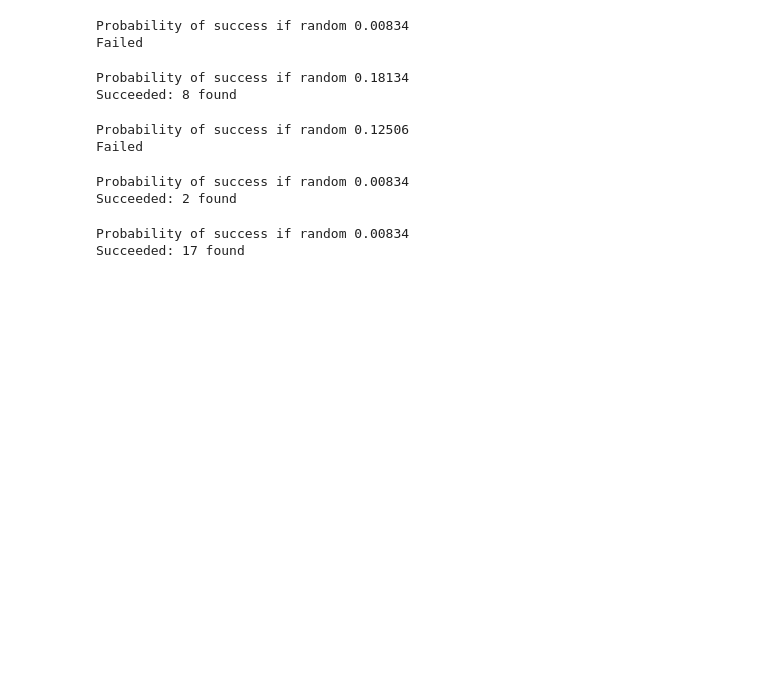
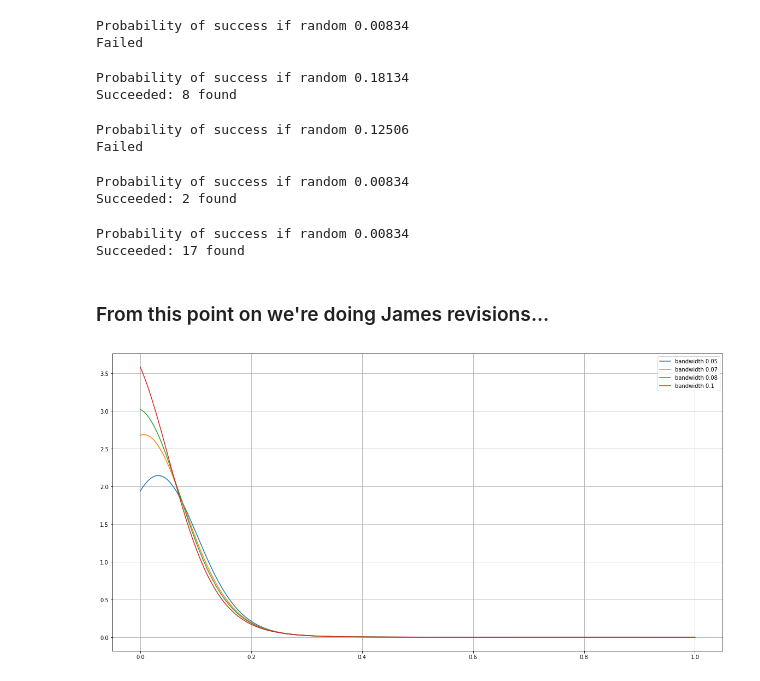
Before and after one commit to owatson/PenalizedPrediction, a Jupyter notebook: MalariaRedoAppendix2.ipynb, the cells around one changed output. Drawn from its saved outputs; the diff is of its cells as text; code cells hidden in the pictures; blank space fills up the shorter version.

```diff
--- a/MalariaRedoAppendix2.ipynb
+++ b/MalariaRedoAppendix2.ipynb
@@ -203,12 +306,12 @@ df_tcams_nd.shape
 # %% [output]
 (21005, 19)
 # %%
-fa = 21000/2.2e6
+fa =  13533/2.2e6 # 21000/2.2e6
 # %%
 for bandwith in [0.05, 0.07, 0.08, 0.1]:
     X = all_distsN2[~np.isnan(all_distsN2)][:, np.newaxis]
     kde = KernelDensity(kernel='gaussian', bandwidth=bandwith).fit(X)
-    log_densrA = kde.score_samples(X_plot)
+    log_densRA = kde.score_samples(X_plot)
     X = all_AdistsN2[~np.isnan(all_AdistsN2)][:, np.newaxis]
     kde = KernelDensity(kernel='gaussian', bandwidth=bandwith).fit(X)
     log_densAA = kde.score_samples(X_plot)
@@ -484,3 +643,20 @@ _ = run_experiment3(num_choice=480*1000, A=201, gdd=gd_dists2, gdap=gd_active_po
 # %% [output]
 Probability of success if random 0.00834
 Succeeded: 17 found
+# %% [markdown]
+### From this point on we're doing James revisions...
+# %%
+# Same plot as earlier - but with all the bandwith
+for bandwith in [0.05, 0.07, 0.08, 0.1]:
+    X = all_dists_long[~np.isnan(all_dists_long)][:, np.newaxis]
+    kde = KernelDensity(kernel='gaussian', bandwidth=bandwith).fit(X)
+    log_densrA = kde.score_samples(X_plot)
+    X = all_AdistsN2[~np.isnan(all_AdistsN2)][:, np.newaxis]
+    kde = KernelDensity(kernel='gaussian', bandwidth=bandwith).fit(X)
+    log_densAA = kde.score_samples(X_plot)
+    plt.plot(X_plot[:,0], fa * np.exp(log_densAA - log_densRA), label='bandwidth ' + str(bandwith))
+grid(True)
+legend(loc='best')
+savefig('bandwidth_long.png')
+# %% [output]
+[figure, added]
```
Also changed, not shown: parts of 38 cells of this notebook, 11 other files.
